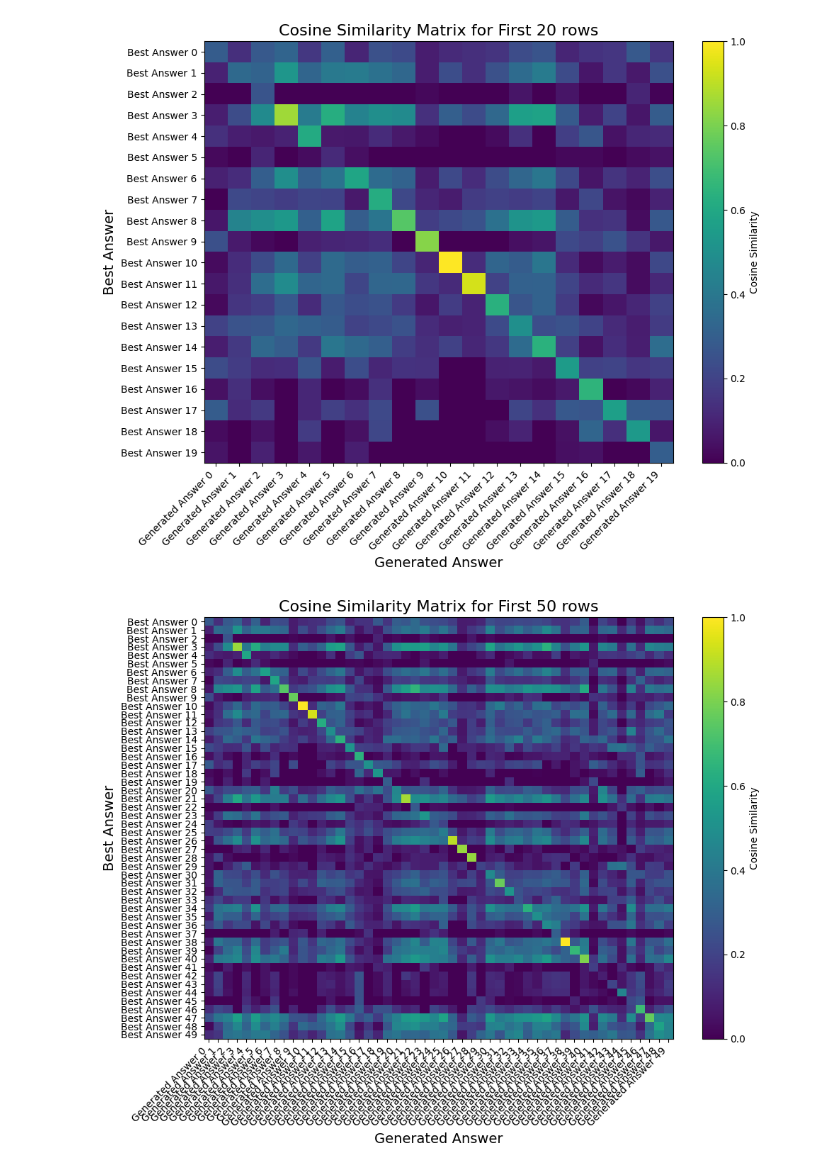
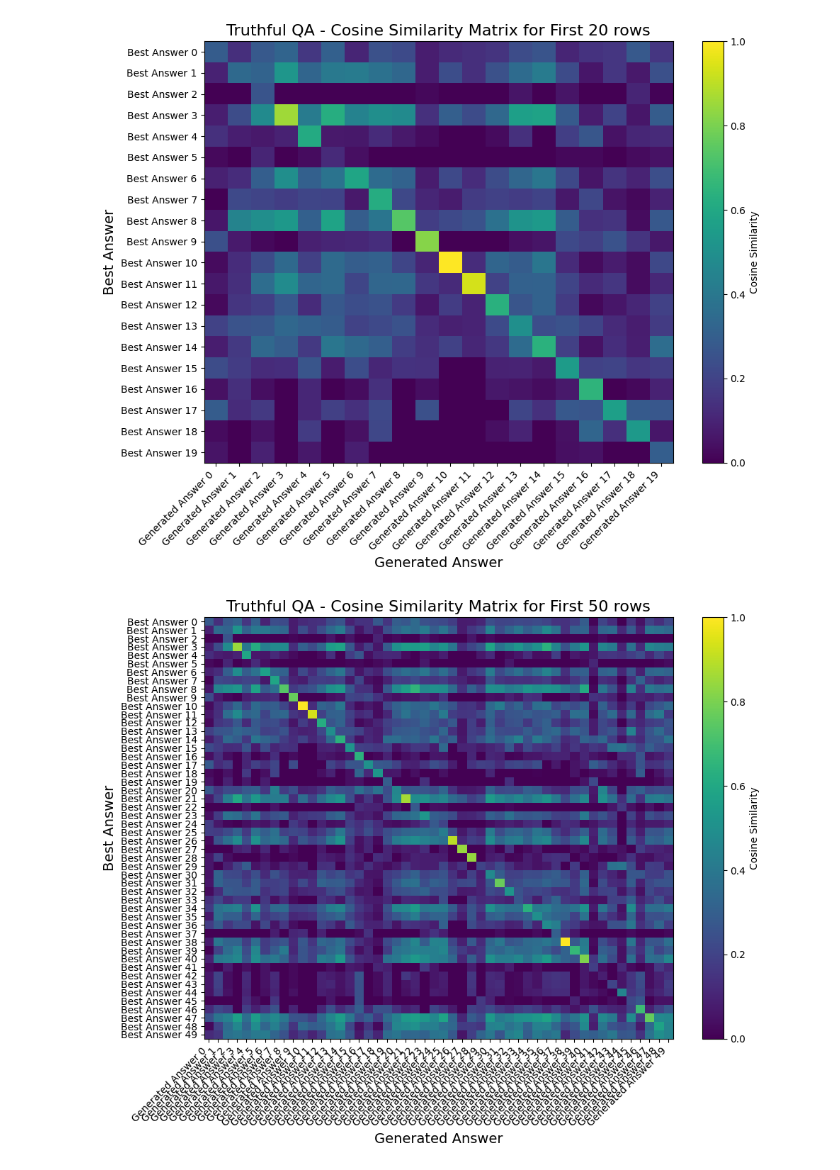
Before and after one commit to rxdhikx/Large-Language-Model, a Jupyter notebook: cosine.ipynb, the cells around one changed output. Cells and saved outputs as stored; diff of their text form; code cells hidden in the pictures.

```diff
--- a/cosine.ipynb
+++ b/cosine.ipynb
@@ -12,7 +12,7 @@ def plot_cosine_similarity_matrix(cosine_similarity_matrix, dataset1_labels, dat
     plt.colorbar(label='Cosine Similarity')
     plt.xlabel('Generated Answer', fontsize=14)
     plt.ylabel('Best Answer', fontsize=14)
-    plt.title('Cosine Similarity Matrix for First 20 rows', fontsize=16)
+    plt.title('Truthful QA - Cosine Similarity Matrix for First 20 rows', fontsize=16)
     plt.xticks(ticks=np.arange(len(dataset2_labels)), labels=dataset2_labels, rotation=45, ha='right')
     plt.yticks(ticks=np.arange(len(dataset1_labels)), labels=dataset1_labels, rotation=0)
     plt.tight_layout()
@@ -42,7 +42,7 @@ dataset2_labels = [f'Generated Answer {i}' for i in range(len(generated_answers)
 # Plot the cosine similarity matrix
 plot_cosine_similarity_matrix(cosine_similarities, dataset1_labels, dataset2_labels)
 # %% [output]
-[figure, old version]
+[figure, new version]
 # %%
 #    Matrix design specifications
 def plot_cosine_similarity_matrix(cosine_similarity_matrix, dataset1_labels, dataset2_labels):
@@ -51,34 +51,34 @@ def plot_cosine_similarity_matrix(cosine_similarity_matrix, dataset1_labels, dat
     plt.colorbar(label='Cosine Similarity')
     plt.xlabel('Generated Answer', fontsize=14)
     plt.ylabel('Best Answer', fontsize=14)
-    plt.title('Cosine Similarity Matrix for First 50 rows', fontsize=16)
+    plt.title('Truthful QA - Cosine Similarity Matrix for First 50 rows', fontsize=16)
     plt.xticks(ticks=np.arange(len(dataset2_labels)), labels=dataset2_labels, rotation=45, ha='right')
     plt.yticks(ticks=np.arange(len(dataset1_labels)), labels=dataset1_labels, rotation=0)
     plt.tight_layout()
     plt.show()
 
     # Read the dataset into a DataFrame & specify number of rows
 df = pd.read_csv('/home/rravindra0463@id.sdsu.edu/models/results_100_Llama/100_res_truthful_qa_separated3.csv', nrows=50)
 
 # Assuming 'best answer' and 'Generated Answer' are the column names
 best_answers = df['best_answer'].values.astype('U')
 generated_answers = df['Generated Answer'].values.astype('U')
 
 # Initialize CountVectorizer to convert text to matrix of token counts
 vectorizer = CountVectorizer().fit(best_answers)
 
 # Transform the text data to matrix of token counts
 best_answers_matrix = vectorizer.transform(best_answers)
 generated_answers_matrix = vectorizer.transform(generated_answers)
 
 # Calculate cosine similarity between the matrices
 cosine_similarities = cosine_similarity(best_answers_matrix, generated_answers_matrix)
 
 # Assuming you have labels for the datasets
 dataset1_labels = [f'Best Answer {i}' for i in range(len(best_answers))]
 dataset2_labels = [f'Generated Answer {i}' for i in range(len(generated_answers))]
 
 # Plot the cosine similarity matrix
 plot_cosine_similarity_matrix(cosine_similarities, dataset1_labels, dataset2_labels)
 # %% [output]
-[figure, old version]
+[figure, new version]
```
Also changed, not shown: parts of 5 cells of this notebook.
